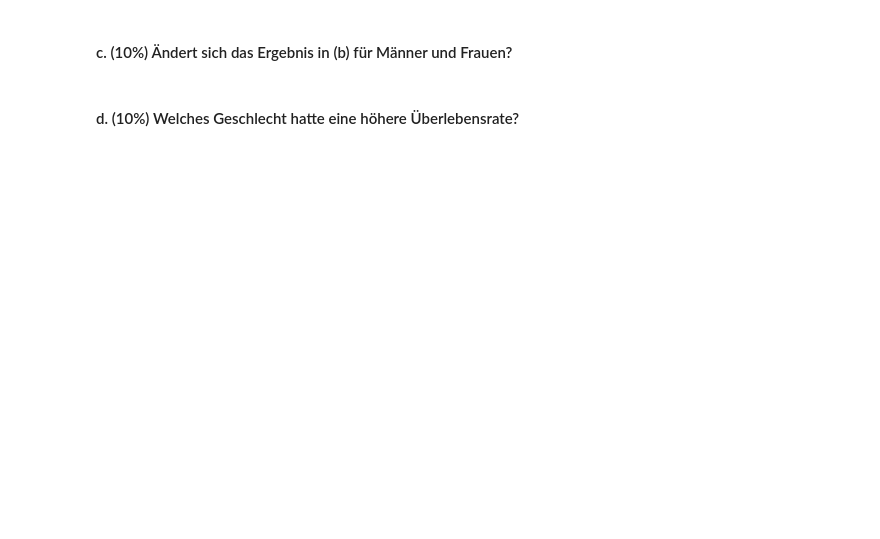
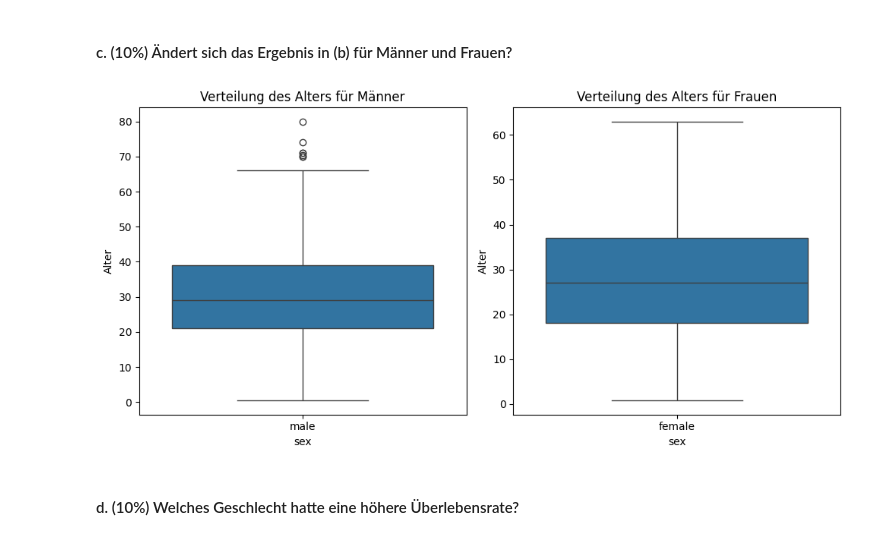
Before and after one commit to dfgsteam/data-science_basics, a Jupyter notebook: week04/Exercise.ipynb, the cells around one changed output. Cells and saved outputs as stored; diff of their text form; code cells hidden in the pictures; blank space fills up the shorter version.

```diff
--- a/week04/Exercise.ipynb
+++ b/week04/Exercise.ipynb
@@ -141,4 +207,32 @@ Tipp: Nützliche Befehle sind `sed`, `head` und `tail`.
 # %% [markdown]
 #### c. (10%) Ändert sich das Ergebnis in (b) für Männer und Frauen?
+# %%
+import matplotlib.pyplot as plt
+
+# Erstelle einzelene Datensätze je Geschlecht
+df_male = df[df['sex'] == 'male']
+df_female = df[df['sex'] == 'female']
+
+
+# Erstellen Sie eine Figur und eine Achsenmatrix mit 1 Zeile und 2 Spalten
+fig, axs = plt.subplots(1, 2, figsize=(10, 5))
+
+# Plot 1: Verteilung des Alters für Männer
+sns.boxplot(data=df_male, x='sex', y='age', ax=axs[0])
+axs[0].set_ylabel('Alter')
+axs[0].set_title('Verteilung des Alters für Männer')
+
+# Plot 2: Verteilung des Alters für Frauen
+sns.boxplot(data=df_female, x='sex', y='age', ax=axs[1])
+axs[1].set_ylabel('Alter')
+axs[1].set_title('Verteilung des Alters für Frauen')
+
+# Passen Sie den Layout-Abstand zwischen den Plots an
+plt.tight_layout()
+
+# Zeigen Sie die Plots an
+plt.show()
+# %% [output]
+[figure, added]
 # %% [markdown]
 #### d. (10%) Welches Geschlecht hatte eine höhere Überlebensrate?
```
Also changed, not shown: parts of 7 cells of this notebook.
